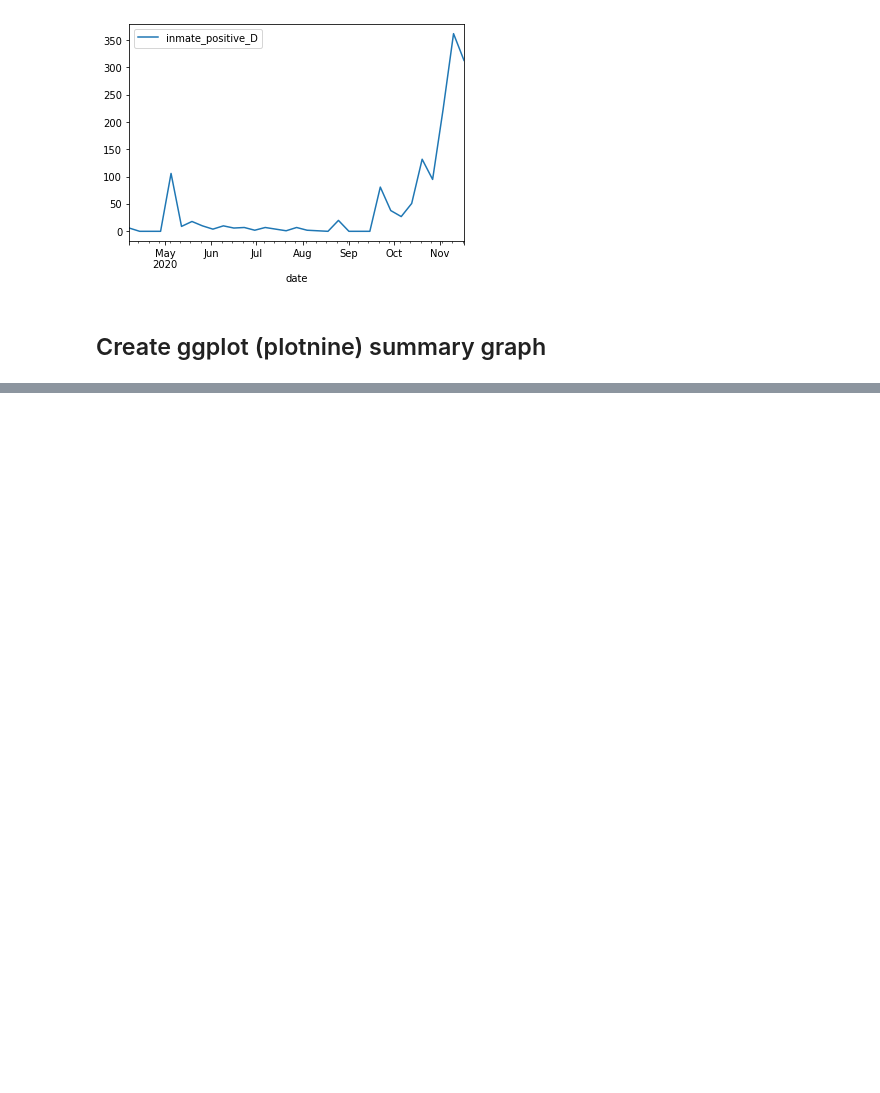
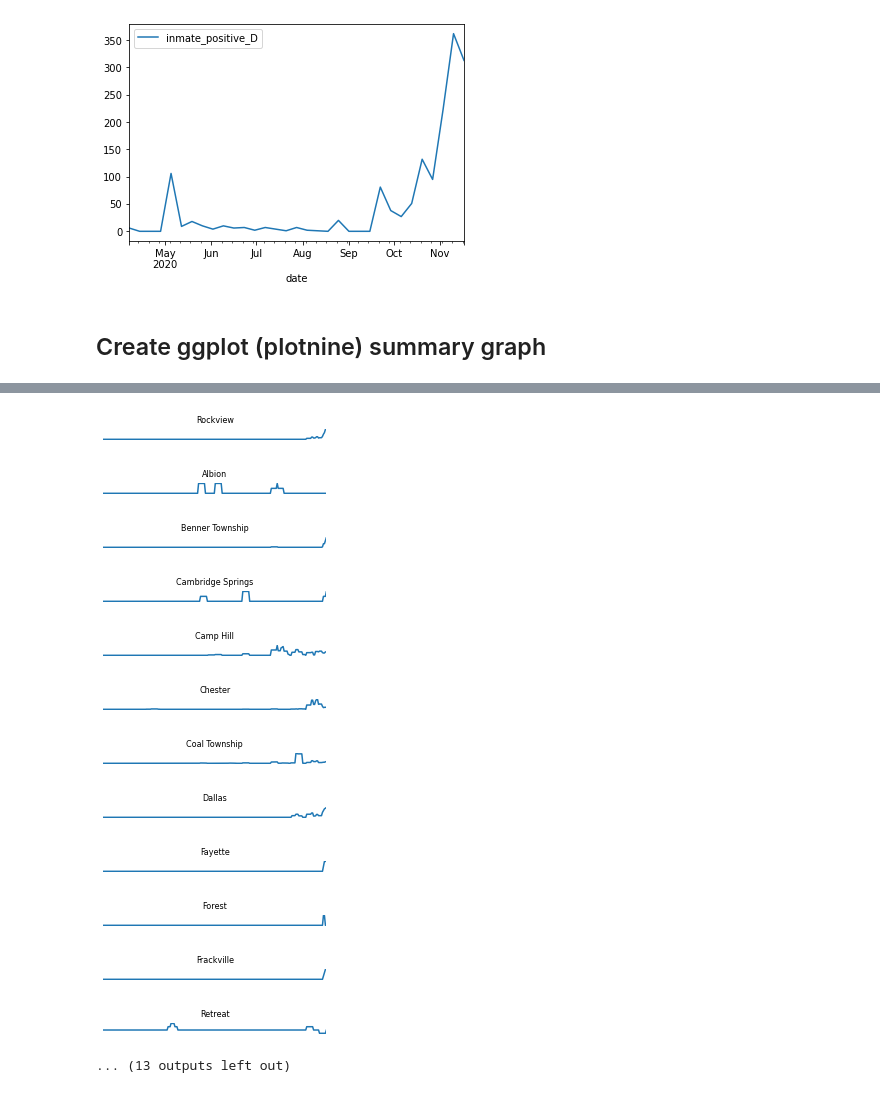
Before and after one commit to jmparelman/PA-SCI_COVID19, a Jupyter notebook: notebooks/plot_DOC_testing_case_data.ipynb, the cells around one changed output, grey strips where cells are left out. Drawn from its saved outputs; the diff is of its cells as text; code cells hidden in the pictures; blank space fills up the shorter version.

```diff
--- a/notebooks/plot_DOC_testing_case_data.ipynb
+++ b/notebooks/plot_DOC_testing_case_data.ipynb
@@ -69,0 +80,22 @@ case_plot.save('../img/Covid19_cases_in_PA_SCI.svg')
+# %%
+for SCI in doc_df['SCI'].unique():
+    daily_ts = doc_df[doc_df['SCI']==SCI].resample('D')['inmate_positive_D'].sum().rolling('7D').mean()
+    fig=plt.figure(figsize=(4,0.2))
+    sci_plot= daily_ts.plot()
+    plt.title(SCI, size=8)
+    sci_plot.set_axis_off()
+    plt.show()
+# %% [output]
+[figure, added]
+[figure, added]
+[figure, added]
+[figure, added]
+[figure, added]
+[figure, added]
+[figure, added]
+[figure, added]
+[figure, added]
+[figure, added]
+[figure, added]
+[figure, added]
+... (13 outputs left out)
```
Also changed, not shown: parts of 10 cells of this notebook, 2 other files.
